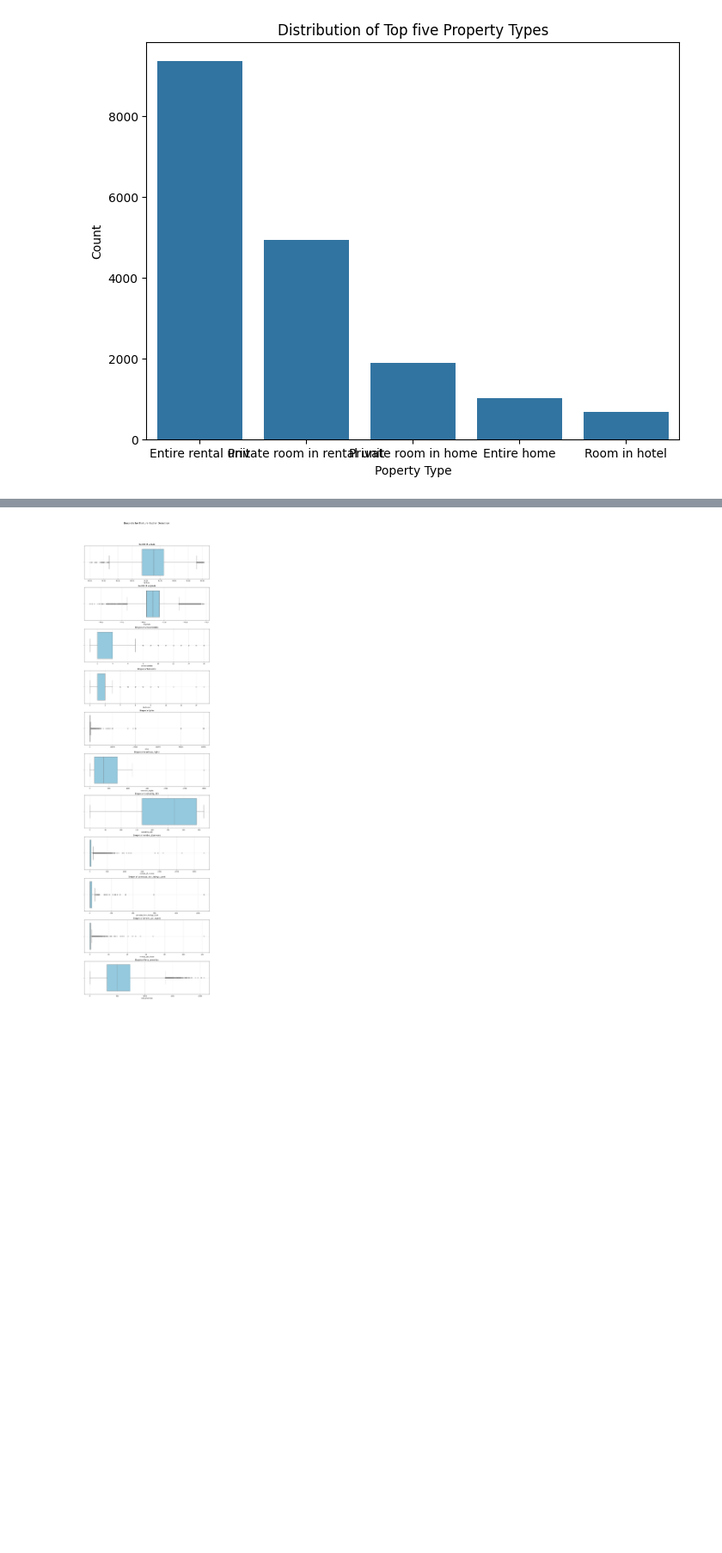
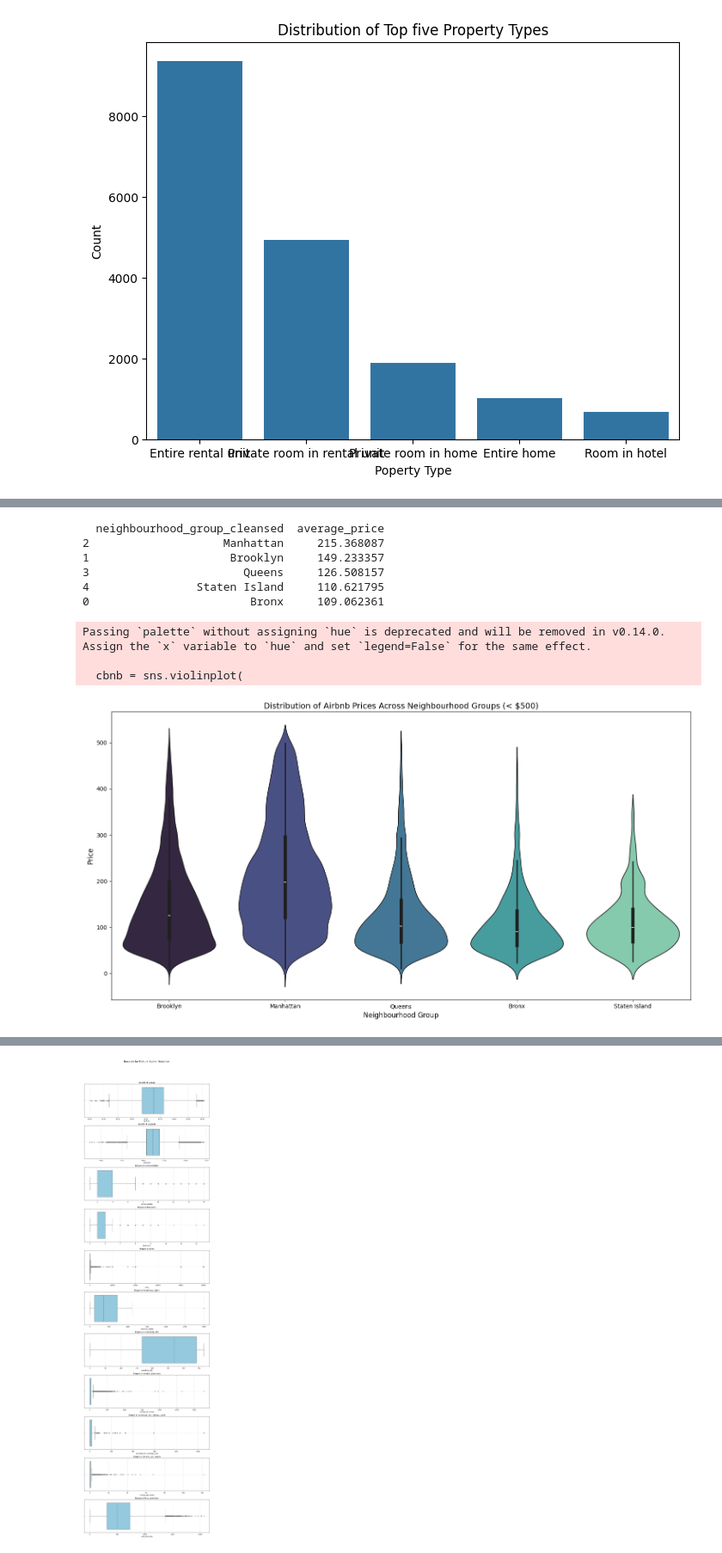
Before and after one commit to Sherinskuruvilla/airbnb-nyc-project, a Jupyter notebook: notebooks/airbnbnyc_EDA.ipynb, the cells around one changed output, grey strips where cells are left out. Shown at 86% size. Saved outputs shown, nothing was run; the diff lists cells and outputs as text; code cells hidden in the pictures; blank space fills up the shorter version.

```diff
--- a/notebooks/airbnbnyc_EDA.ipynb
+++ b/notebooks/airbnbnyc_EDA.ipynb
@@ -168,0 +206,53 @@ plt.show()
+# %%
+# Filter prices under 500
+filtered_df = df[df['price'] < 500]
+
+# Group and compute mean
+grouped = filtered_df.groupby('neighbourhood_group_cleansed')['price'].mean().reset_index()
+
+# Rename column
+grouped.rename(columns={'price': 'average_price'}, inplace=True)
+
+# Sort by average price descending
+grouped.sort_values(by='average_price', ascending=False, inplace=True)
+
+# Print result
+print(grouped)
+# %% [output]
+  neighbourhood_group_cleansed  average_price
+2                    Manhattan     215.368087
+1                     Brooklyn     149.233357
+3                       Queens     126.508157
+4                Staten Island     110.621795
+0                        Bronx     109.062361
+# %%
+
+
+# Filter: Only listings with price less than 500
+cheap_bnb = df[df.price < 500]
+
+# Set the figure size
+plt.figure(figsize=(15, 8))
+
+# Create the violin plot
+cbnb = sns.violinplot(
+    data=cheap_bnb,
+    x='neighbourhood_group_cleansed',
+    y='price',
+    palette='mako'
+)
+
+cbnb.set_title('Distribution of Airbnb Prices Across Neighbourhood Groups (< $500)', fontsize=14)
+cbnb.set_xlabel('Neighbourhood Group', fontsize=12)
+cbnb.set_ylabel('Price', fontsize=12)
+
+#cbnb.set_xticklabels(cbnb.get_xticklabels(), rotation=45)
+
+
+plt.tight_layout()
+plt.show()
+# %% [output]
+Passing `palette` without assigning `hue` is deprecated and will be removed in v0.14.0. Assign the `x` variable to `hue` and set `legend=False` for the same effect.
+
+  cbnb = sns.violinplot(
+[figure, added]
```
Also changed, not shown: parts of 15 cells of this notebook, 2 other files.
